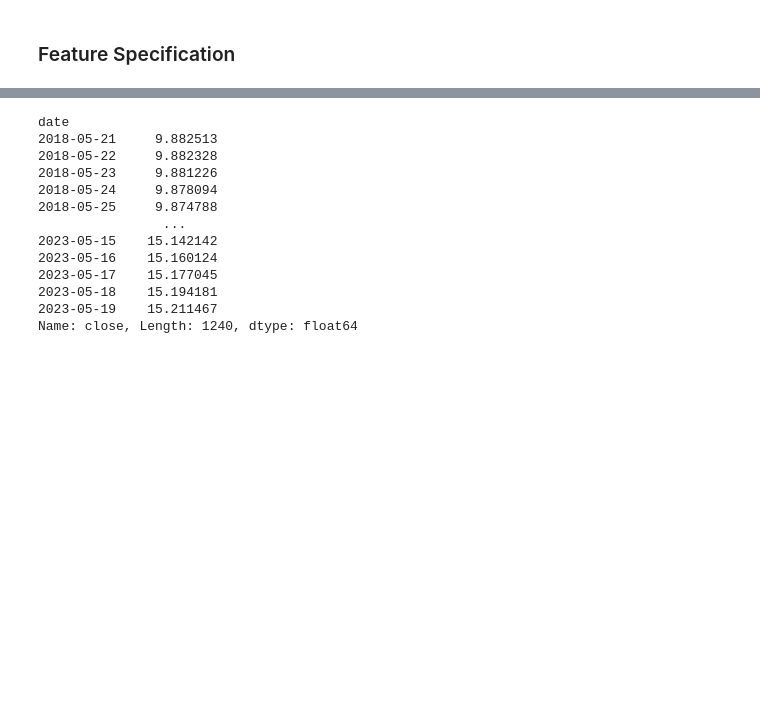
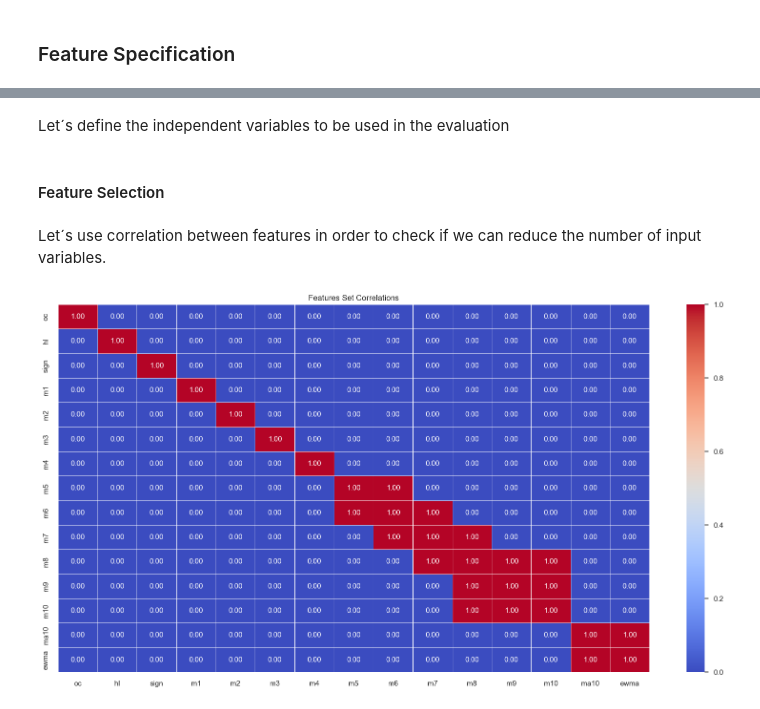
Before and after one commit to fbristotti/cqf, a Jupyter notebook: exam3/exam3.ipynb, the cells around one changed output, grey strips where cells are left out. Cells and saved outputs as stored; diff of their text form; code cells hidden in the pictures; blank space fills up the shorter version.

```diff
--- a/exam3/exam3.ipynb
+++ b/exam3/exam3.ipynb
@@ -5,5 +5,10 @@
 # %%
 import pandas as pd
 import numpy as np
+
+# Visualization
+import seaborn as sns
+plt.style.use('seaborn')
 import matplotlib.pyplot as plt
-%matplotlib inline
+
+from sklearn.preprocessing import StandardScaler
@@ -28,10 +100,16 @@ df
 # %% [markdown]
 ### Feature Specification
 # %%
-df['oc'] = df.open - df.close
-df['hl'] = df.high - df.low
-df['sign'] = np.log(df.close / df.close.shift(1))
-# momentums
-for i in range(0,10):
-    df[f'm{i+1}'] = df.close - df.close.shift(i+1)
-df['mva10'] = df.close.rolling(window=10).mean()
+#create features
+def create_features(df_orig):
+    df = df_orig.copy()
+    df['oc'] = df.open - df.close
+    df['hl'] = df.high - df.low
+    df['sign'] = np.log(df.close / df.close.shift(1))
+    # momentums
+    for i in range(0,10):
+        df[f'm{i+1}'] = df.close - df.close.shift(i+1)
+    df['ma10'] = df.close.rolling(window=10).mean()
+    df['ewma'] = df.close.ewm(span=len(df.index),adjust=False).mean()
+    df.dropna(inplace=True)
+    return df
@@ -42,16 +116,23 @@ len(df.index)
-# %%
-df.close.ewm(span=len(df.index),adjust=False).mean()
-# %% [output]
-date
-2018-05-21     9.882513
-2018-05-22     9.882328
-2018-05-23     9.881226
-2018-05-24     9.878094
-2018-05-25     9.874788
-                ...
-2023-05-15    15.142142
-2023-05-16    15.160124
-2023-05-17    15.177045
-2023-05-18    15.194181
-2023-05-19    15.211467
-Name: close, Length: 1240, dtype: float64
+# %% [markdown]
+Let´s define the independent variables to be used in the evaluation
+# %%
+df_featured = create_features(df)
+# %% [markdown]
+#### Feature Selection
+# %% [markdown]
+Let´s use correlation between features in order to check if we can reduce the number of input variables.
+# %%
+# remove features that are highly correlated
+sns.set(rc={'figure.figsize': (20, 10)})
+
+sns.heatmap(df_featured.drop(['open', 'high', 'low', 'close'], axis=1).corr()>0.9,
+            annot=True,
+            annot_kws={"size": 11},
+            fmt=".2f",
+            linewidth=.5,
+            cmap="coolwarm",
+            cbar=True); #cmap="crest", virids, magma
+
+plt.title('Features Set Correlations');
+# %% [output]
+[figure, added]
```
Also changed, not shown: parts of 25 cells of this notebook, 3 other files.
